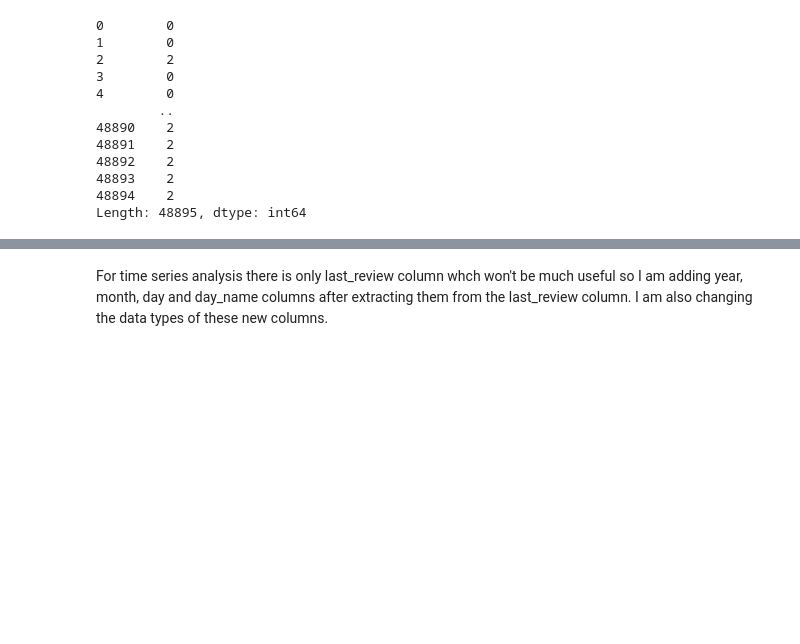
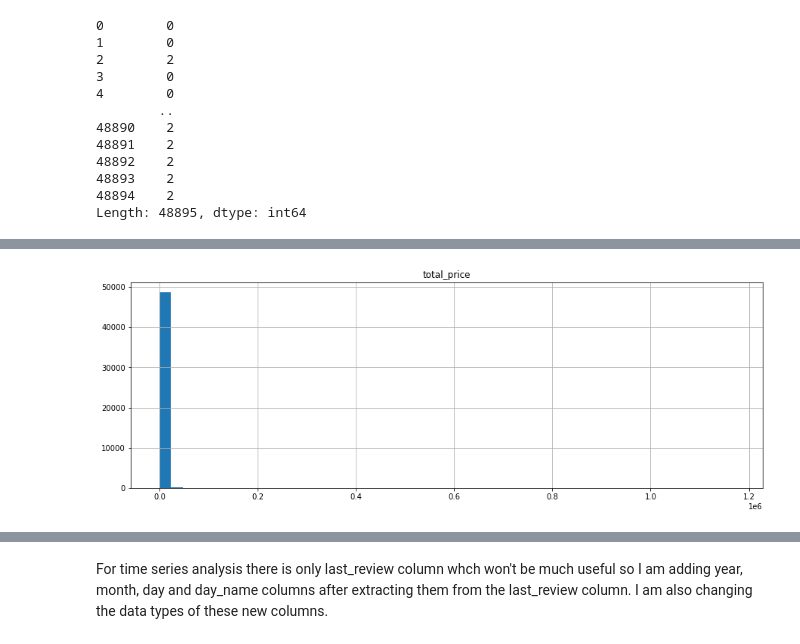
Before and after one commit to unpatel1/AirbnbNYC2019, a Jupyter notebook: AirbnbNYC2019.ipynb, the cells around one changed output, grey strips where cells are left out. Saved outputs shown, nothing was run; the diff lists cells and outputs as text; code cells hidden in the pictures; blank space fills up the shorter version.

```diff
--- a/AirbnbNYC2019.ipynb
+++ b/AirbnbNYC2019.ipynb
@@ -314,0 +349,2 @@ airbnb[num_missing_by_row > 0]
+# %%
+airbnb['total_price'] = airbnb['minimum_nights'] * airbnb['price']
@@ -314,0 +365,5 @@ airbnb[num_missing_by_row > 0]
+# %%
+airbnb[['total_price']].hist(figsize = (15,5), bins = 50)
+plt.show()
+# %% [output]
+[figure, added]
```
Also changed, not shown: parts of 47 cells of this notebook.
